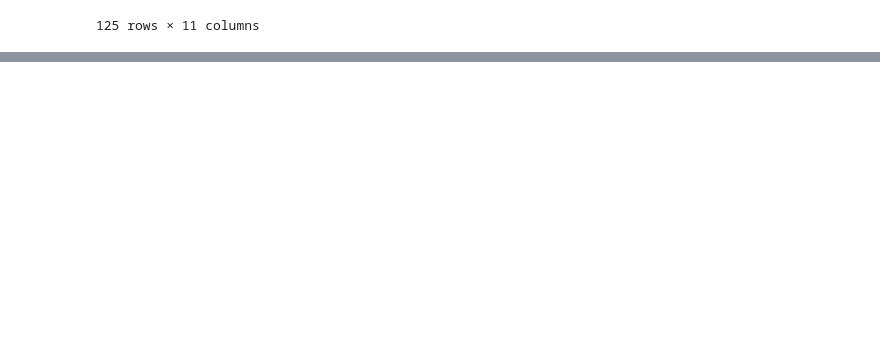
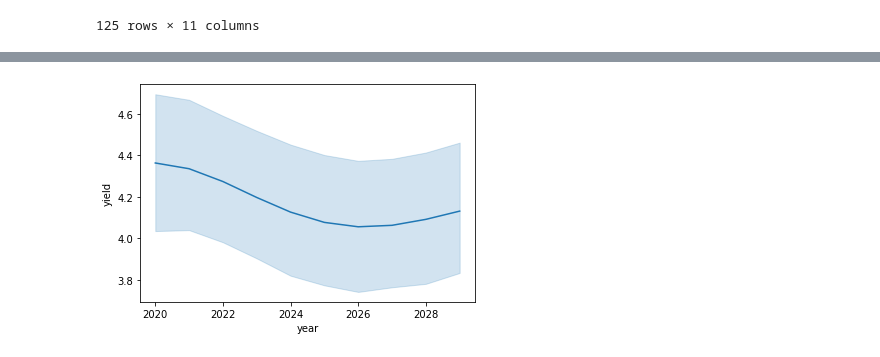
Before and after one commit to angelrureLurtis/LondonNW6, a Jupyter notebook: Part 2 Forecasting Prices and Rents.ipynb, the cells around one changed output, grey strips where cells are left out. Saved outputs shown, nothing was run; the diff lists cells and outputs as text; code cells hidden in the pictures; blank space fills up the shorter version.

Commit message:
tried several methods to forecasts yield

```diff
--- a/Part 2 Forecasting Prices and Rents.ipynb
+++ b/Part 2 Forecasting Prices and Rents.ipynb
@@ -774,0 +1060,26 @@ forecasts_vdtr_ns_rent
+# %%
+rent_results = pd.DataFrame.from_dict({(i,j,k): results[i][j][k]
+                                       for i in results.keys()
+                                       for j in results[i].keys()
+                                       for k in results[i][j].keys() if k=='rent'},
+                                   orient='columns').droplevel(2, axis=1).T
+
+price_results = pd.DataFrame.from_dict({(i,j,k): results[i][j][k]
+                                       for i in results.keys()
+                                       for j in results[i].keys()
+                                       for k in results[i][j].keys() if k=='price'},
+                                   orient='columns').droplevel(2, axis=1).T
+
+yield_results = rent_results*12*100/price_results
+# %%
+yield_results = yield_results.reset_index().rename(columns={'level_0':'beds', 'level_1':'district'})
+# %%
+yield_results = yield_results.melt(id_vars=['beds', 'district'], var_name='year', value_name='yield')
+# %%
+yield_results['beds'] = yield_results['beds'].astype('category')
+yield_results['district'] = yield_results['district'].astype('category')
+# %%
+sns.lineplot(data=yield_results, x='year', y='yield')
+plt.show()
+# %% [output]
+[figure, added]
```
Also changed, not shown: parts of 41 cells of this notebook.
